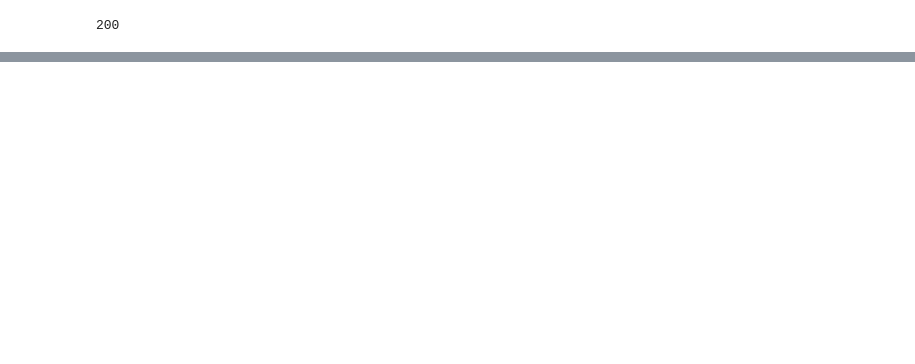
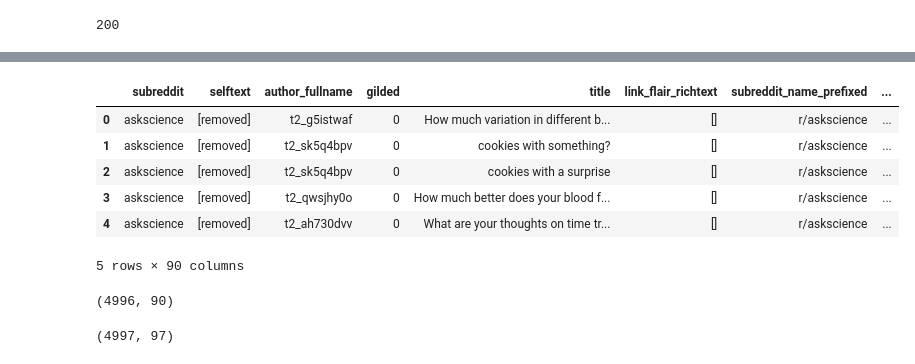
Before and after one commit to vedapatel99/Reddit-NLP, a Jupyter notebook: notebooks/01_data_collection.ipynb, the cells around one changed output, grey strips where cells are left out. Saved outputs shown, nothing was run; the diff lists cells and outputs as text; code cells hidden in the pictures; blank space fills up the shorter version.

```diff
--- a/notebooks/01_data_collection.ipynb
+++ b/notebooks/01_data_collection.ipynb
@@ -25,0 +222,3 @@ df
+# %%
+science4 = pd.DataFrame(res4_science.json()['data'])
+science4[['subreddit', 'selftext', 'title', 'created_utc']].tail()
@@ -25,0 +232,9 @@ df
+# %%
+params5_science = {
+    'subreddit': 'askscience',
+    'limit': 1000,
+    'until': 1680121721
+}
+
+res5_science= requests.get(url, params5_science)
+res5_science.status_code
@@ -25,0 +243,3 @@ df
+# %%
+science5 = pd.DataFrame(res5_science.json()['data'])
+science5[['subreddit', 'selftext', 'title', 'created_utc']].tail()
@@ -25,0 +253,12 @@ df
+# %%
+science= pd.concat([science1, science2, science3, science4, science5])
+# %%
+science.head()
+# %% [output]
+|  | subreddit | selftext | author_fullname | gilded | title | link_flair_richtext | subreddit_name_prefixed | ... |
+| 0 | askscience | [removed] | t2_g5istwaf | 0 | How much variation in different b... | [] | r/askscience | ... |
+| 1 | askscience | [removed] | t2_sk5q4bpv | 0 | cookies with something? | [] | r/askscience | ... |
+| 2 | askscience | [removed] | t2_sk5q4bpv | 0 | cookies with a surprise | [] | r/askscience | ... |
+| 3 | askscience | [removed] | t2_qwsjhy0o | 0 | How much better does your blood f... | [] | r/askscience | ... |
+| 4 | askscience | [removed] | t2_ah730dvv | 0 | What are your thoughts on time tr... | [] | r/askscience | ... |
+5 rows × 90 columns
@@ -25,0 +267,8 @@ df
+# %%
+science.shape
+# %% [output]
+(4996, 90)
+# %%
+skin.shape
+# %% [output]
+(4997, 97)
```
Also changed, not shown: parts of 28 cells of this notebook, 3 other files.
